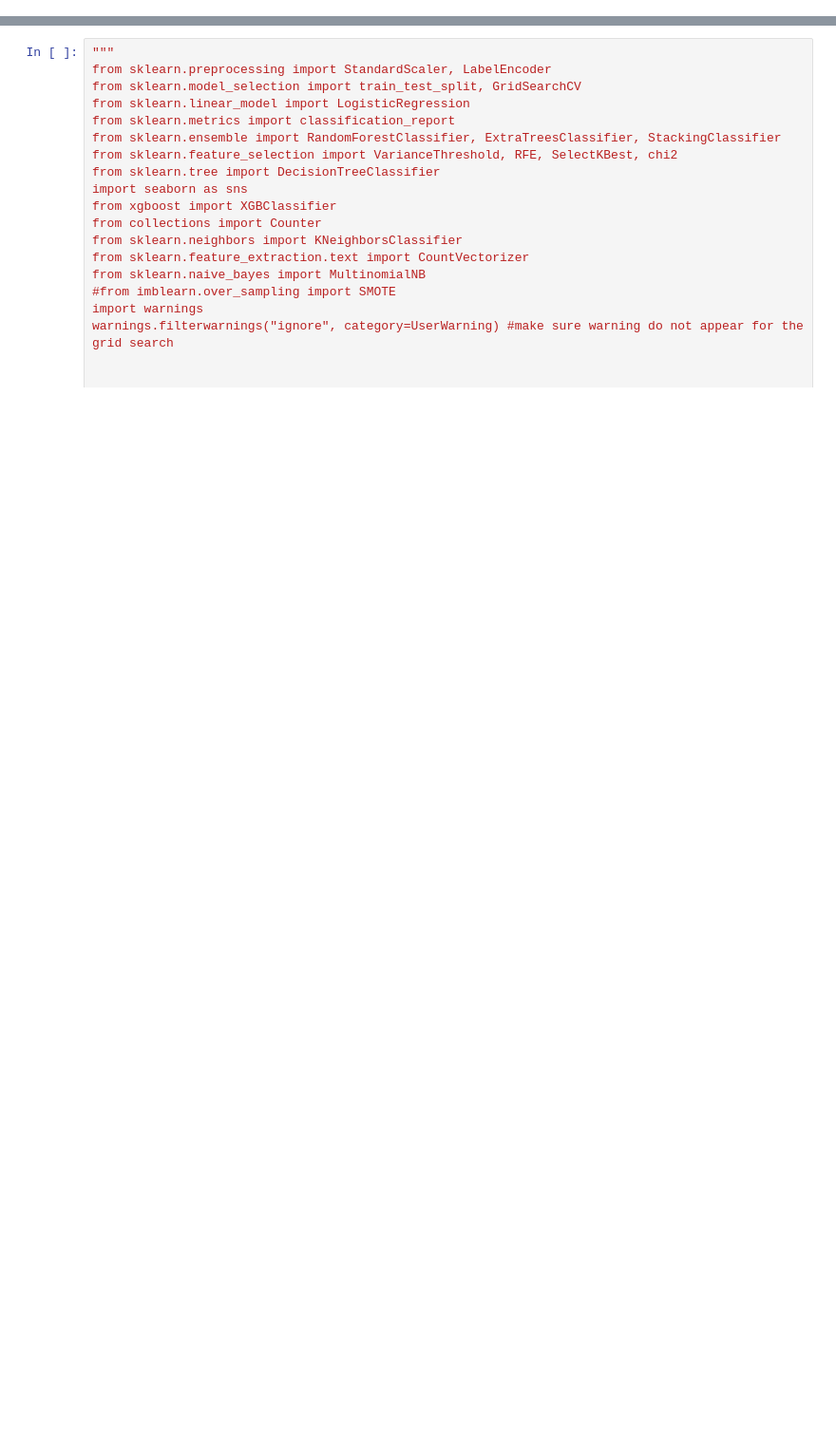
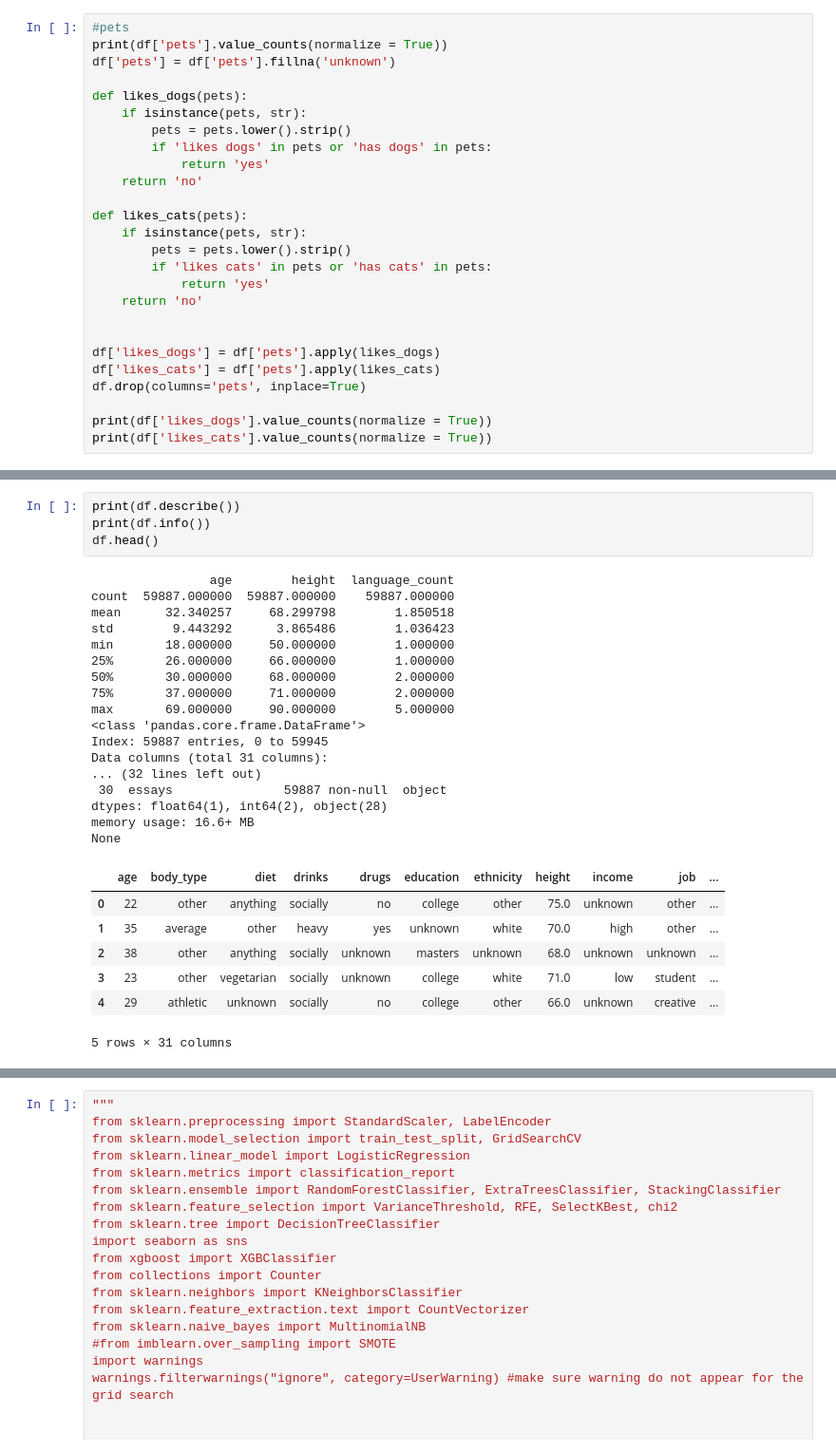
Before and after one commit to pedrodinism/okcupid_data_a_scientist, a Jupyter notebook: date-a-scientist_v2.ipynb, the cells around one changed output, grey strips where cells are left out. Shown: that part at 95% size. Drawn from its saved outputs; the diff is of its cells as text; blank space fills up the shorter version.

```diff
--- a/date-a-scientist_v2.ipynb
+++ b/date-a-scientist_v2.ipynb
@@ -0,0 +519,26 @@
+# %%
+#pets
+print(df['pets'].value_counts(normalize = True))
+df['pets'] = df['pets'].fillna('unknown')
+
+def likes_dogs(pets):
+    if isinstance(pets, str):
+        pets = pets.lower().strip()
+        if 'likes dogs' in pets or 'has dogs' in pets:
+            return 'yes'
+    return 'no'
+
+def likes_cats(pets):
+    if isinstance(pets, str):
+        pets = pets.lower().strip()
+        if 'likes cats' in pets or 'has cats' in pets:
+            return 'yes'
+    return 'no'
+
+
+df['likes_dogs'] = df['pets'].apply(likes_dogs)
+df['likes_cats'] = df['pets'].apply(likes_cats)
+df.drop(columns='pets', inplace=True)
+
+print(df['likes_dogs'].value_counts(normalize = True))
+print(df['likes_cats'].value_counts(normalize = True))
@@ -465 +868,30 @@ Name: essays, dtype: object
+# %%
+print(df.describe())
+print(df.info())
+df.head()
+# %% [output]
+                age        height  language_count
+count  59887.000000  59887.000000    59887.000000
+mean      32.340257     68.299798        1.850518
+std        9.443292      3.865486        1.036423
+min       18.000000     50.000000        1.000000
+25%       26.000000     66.000000        1.000000
+50%       30.000000     68.000000        2.000000
+75%       37.000000     71.000000        2.000000
+max       69.000000     90.000000        5.000000
+<class 'pandas.core.frame.DataFrame'>
+Index: 59887 entries, 0 to 59945
+Data columns (total 31 columns):
+... (32 lines left out)
+ 30  essays               59887 non-null  object
+dtypes: float64(1), int64(2), object(28)
+memory usage: 16.6+ MB
+None
+|  | age | body_type | diet | drinks | drugs | education | ethnicity | height | income | job | ... |
+| 0 | 22 | other | anything | socially | no | college | other | 75.0 | unknown | other | ... |
+| 1 | 35 | average | other | heavy | yes | unknown | white | 70.0 | high | other | ... |
+| 2 | 38 | other | anything | socially | unknown | masters | unknown | 68.0 | unknown | unknown | ... |
+| 3 | 23 | other | vegetarian | socially | unknown | college | white | 71.0 | low | student | ... |
+| 4 | 29 | athletic | unknown | socially | no | college | other | 66.0 | unknown | creative | ... |
+5 rows × 31 columns
 # %%
```
Also changed, not shown: parts of 25 cells of this notebook.
